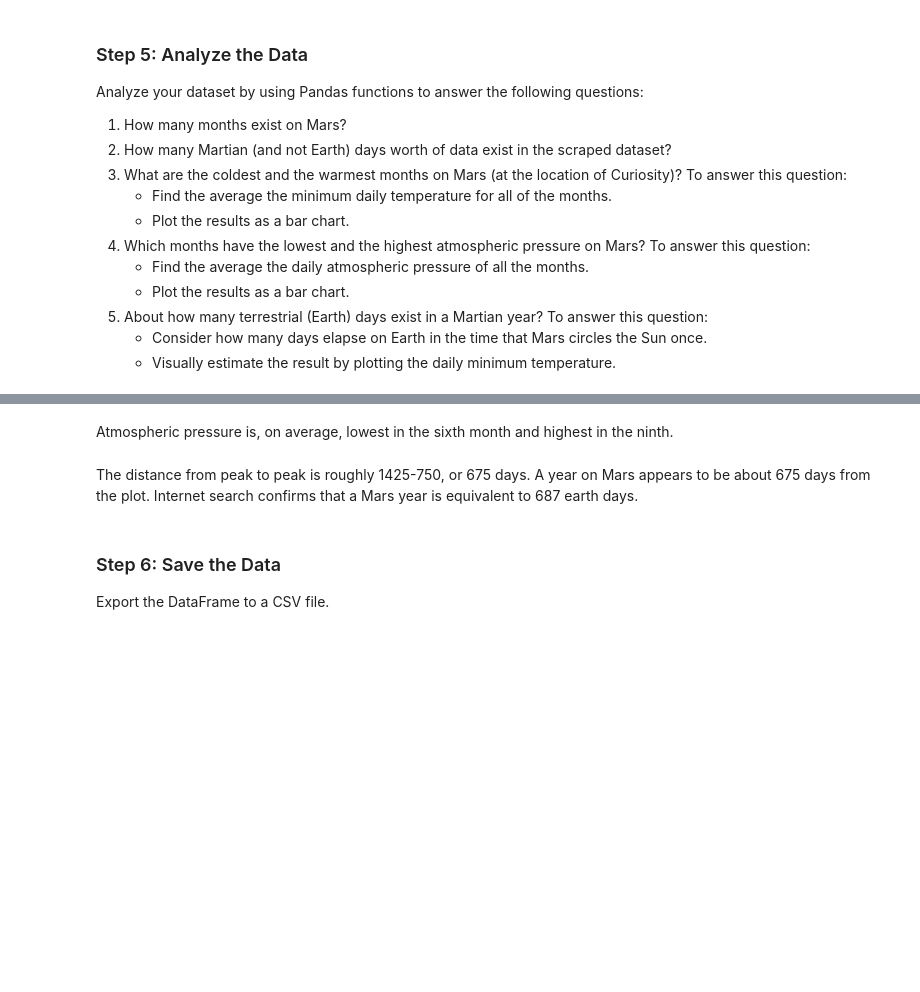
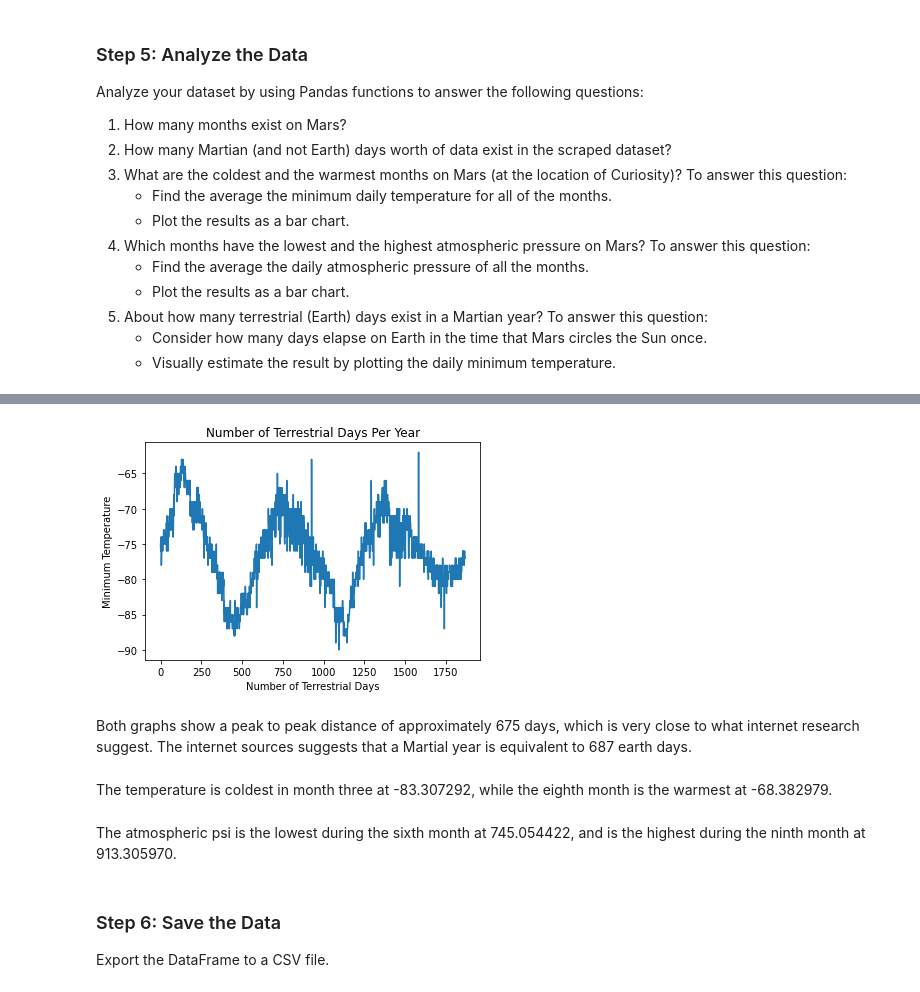
Before and after one commit to G6-2Flyy/Data_Sci_2022, a Jupyter notebook: 12-Web-Scraping-and-Document-Databases/Bell Webscraping /Bell_Part_2_mars_weather.ipynb, the cells around one changed output, grey strips where cells are left out. Cells and saved outputs as stored; diff of their text form; code cells hidden in the pictures; blank space fills up the shorter version.

```diff
--- a/12-Web-Scraping-and-Document-Databases/Bell Webscraping /Bell_Part_2_mars_weather.ipynb
+++ b/12-Web-Scraping-and-Document-Databases/Bell Webscraping /Bell_Part_2_mars_weather.ipynb
@@ -36,7 +39,7 @@ Create a Beautiful Soup object and use it to scrape the data in the HTML table.
 Note that this can also be achieved by using the Pandas `read_html` function. However, use Beautiful Soup here to continue sharpening your web scraping skills.
 # %%
 # Create a Beautiful Soup Object
-soup = soup(html)
+soup = soup(html, 'html.parser')
 type(soup)
 # %% [output]
 bs4.BeautifulSoup
@@ -227,0 +496,9 @@ On average, the third month has the coldest minimum temperature on Mars, and the
+# %%
+# Plot minimum temperature by days
+df['min_temp'].plot()
+plt.xlabel("Number of Terrestrial Days")
+plt.ylabel("Minimum Temperature")
+plt.title("Number of Terrestrial Days Per Year")
+plt.show()
+# %% [output]
+[figure, added]
@@ -228,7 +512,9 @@ On average, the third month has the coldest minimum temperature on Mars, and the
+# %% [markdown]
+Both graphs show a peak to peak distance of approximately 675 days, which is very close to what internet research suggest. The internet sources suggests that a Martial year is equivalent to 687 earth days.
+# %% [markdown]
+The temperature is coldest in month three at -83.307292, while the eighth month is the warmest at -68.382979.
 # %% [markdown]
-Atmospheric pressure is, on average, lowest in the sixth month and highest in the ninth.
+The atmospheric psi is the lowest during the sixth month at 745.054422, and is the highest during the ninth month at 913.305970.
-# %% [markdown]
-The distance from peak to peak is roughly 1425-750, or 675 days. A year on Mars appears to be about 675 days from the plot. Internet search confirms that a Mars year is equivalent to 687 earth days.
 # %% [markdown]
 ### Step 6: Save the Data
 
```
Also changed, not shown: parts of 32 cells of this notebook, 5 other files.
